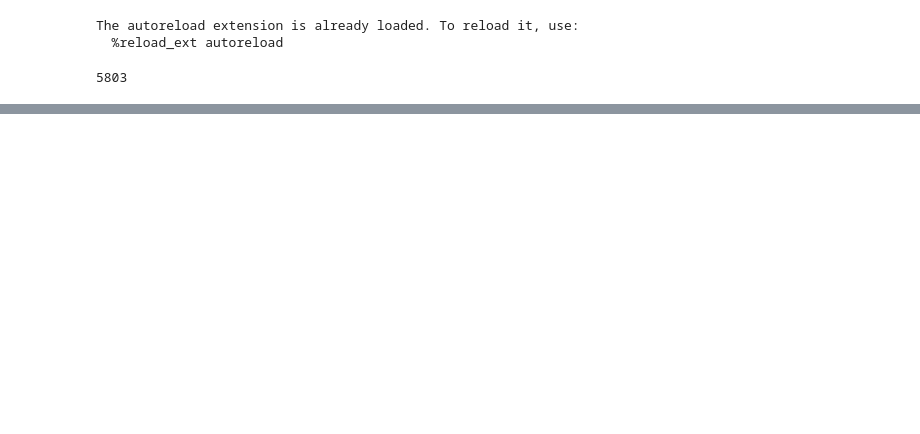
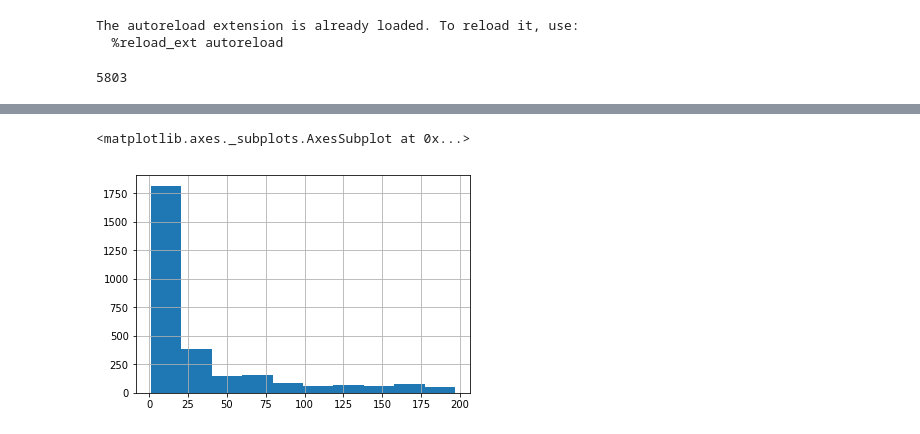
Before and after one commit to zaxcie/dfd, a Jupyter notebook: dfd/notebooks/1.0-kf-PredictRuns.ipynb, the cells around one changed output, grey strips where cells are left out. Saved outputs shown, nothing was run; the diff lists cells and outputs as text; code cells hidden in the pictures; blank space fills up the shorter version.

```diff
--- a/dfd/notebooks/1.0-kf-PredictRuns.ipynb
+++ b/dfd/notebooks/1.0-kf-PredictRuns.ipynb
@@ -27,11 +29,4 @@ from sklearn.preprocessing import MinMaxScaler
 from dfd.config import *
 df = batting
 
-for col in BATTING_CAT_COLS + BATTING_META_COLS:
-    df = df.drop([col], axis=1)
-
 df = df.fillna(-1)
-
-Y = df["h"].as_matrix()
-X = df.drop(["h"], axis=1).as_matrix()
-X = np.nan_to_num(X)
@@ -37,0 +42,11 @@ X = np.nan_to_num(X)
+# %%
+import copy
+scaler = MinMaxScaler(feature_range=(-1, 1))
+cols_to_scale = list(copy.copy(df.columns))
+for c in BATTING_CAT_COLS + BATTING_META_COLS:
+    try:
+        cols_to_scale.remove(c)
+    except:
+        pass
+
+df[cols_to_scale] = scaler.fit_transform(df[cols_to_scale])
@@ -37,0 +106,5 @@ X = np.nan_to_num(X)
+# %%
+df[df["date"].dt.year == 2016]["id"].value_counts().hist()
+# %% [output]
+<matplotlib.axes._subplots.AxesSubplot at 0x...>
+[figure, added]
```
Also changed, not shown: parts of 13 cells of this notebook, 4 other files.
